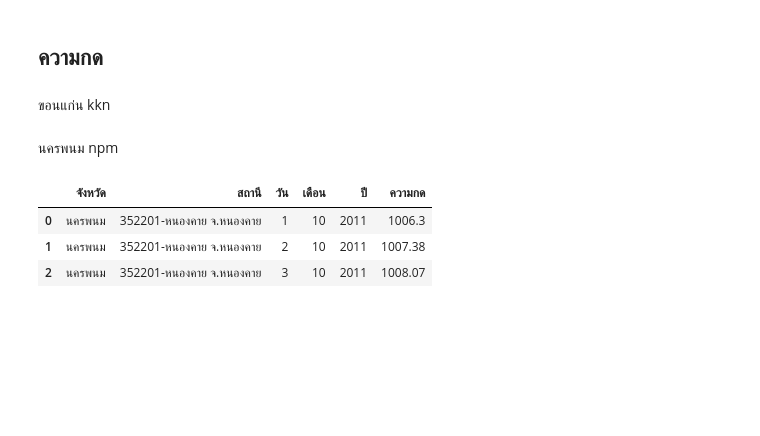
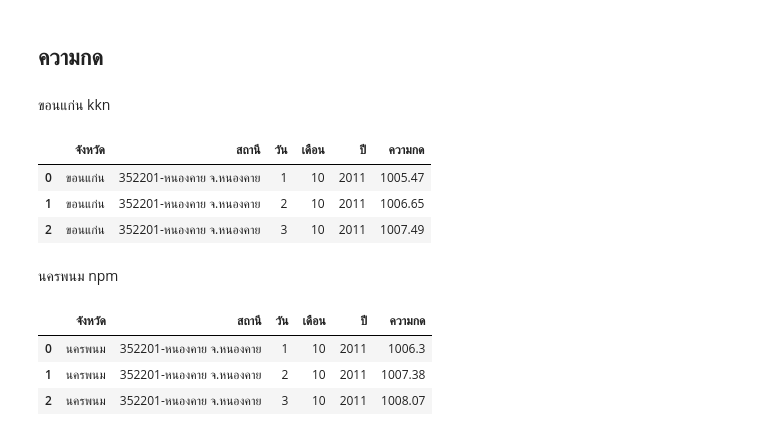
Before and after one commit to gxilly/bsc_dpdm22, a Jupyter notebook: QUIZ_GROUP.ipynb, the cells around one changed output. Drawn from its saved outputs; the diff is of its cells as text; code cells hidden in the pictures; blank space fills up the shorter version.

```diff
--- a/QUIZ_GROUP.ipynb
+++ b/QUIZ_GROUP.ipynb
@@ -71,9 +71,15 @@ ak = akkn[['จังหวัด','สถานี','เดือน', 'ปี'
                22,         23,         24,         25,         26,         27,
                28,         29,         30,         31,    ]]
 # %%
-akn = ak.set_index(['จังหวัด','สถานี','เดือน','ปี']).stack().reset_index()
+akn = ak.set_index(['จังหวัด','สถานี','เดือน','ปี']).stack().reset_index() #set index ด้วย ค่าที่ไม่อยากให้ stack
 akn.rename(columns={'level_4': 'วัน', 0: 'ความกด'}, inplace=True)
 akn = akn[['จังหวัด','สถานี','วัน','เดือน',  'ปี', 'ความกด']]
+akn.head(3)
+# %% [output]
+|  | จังหวัด | สถานี | วัน | เดือน | ปี | ความกด |
+| 0 | ขอนแก่น | 352201-หนองคาย จ.หนองคาย | 1 | 10 | 2011 | 1005.47 |
+| 1 | ขอนแก่น | 352201-หนองคาย จ.หนองคาย | 2 | 10 | 2011 | 1006.65 |
+| 2 | ขอนแก่น | 352201-หนองคาย จ.หนองคาย | 3 | 10 | 2011 | 1007.49 |
 # %% [markdown]
 นครพนม npm
 # %%
```
Also changed, not shown: parts of 3 cells of this notebook.
